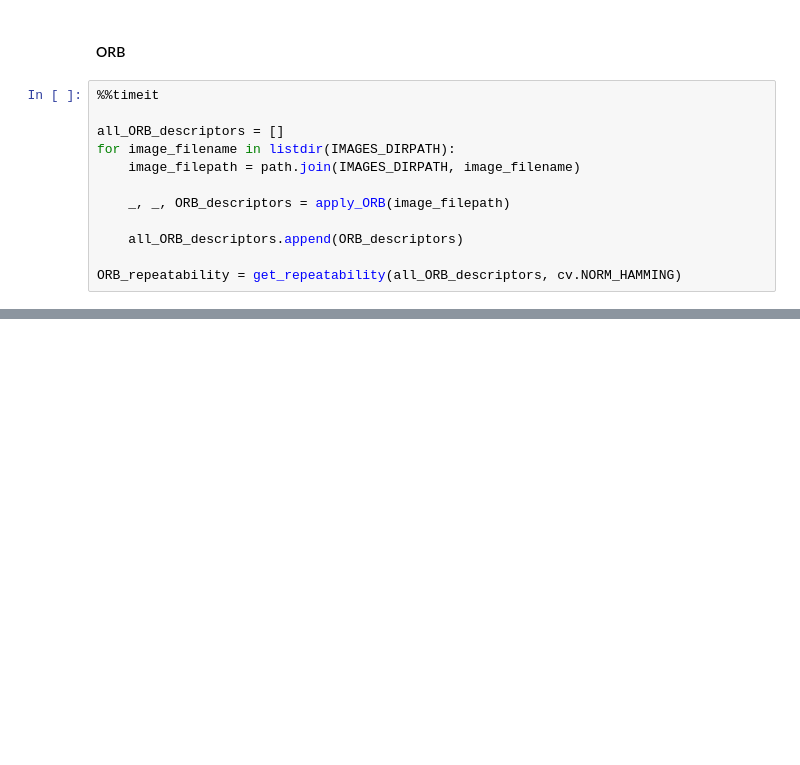
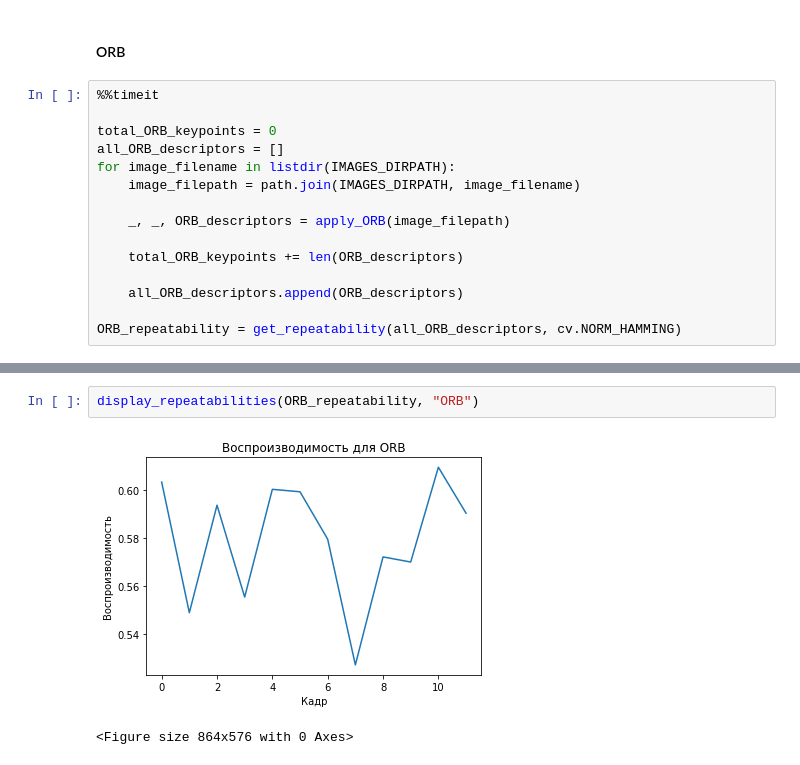
Before and after one commit to eaglemango/keypoints_detection, a Jupyter notebook: experiment.ipynb, the cells around one changed output, grey strips where cells are left out. Drawn from its saved outputs; the diff is of its cells as text; blank space fills up the shorter version.

```diff
--- a/experiment.ipynb
+++ b/experiment.ipynb
@@ -190,12 +232,15 @@ SIFT_repeatability = get_repeatability(all_SIFT_descriptors, cv.NORM_L2)
 # %%
 %%timeit
 
+total_ORB_keypoints = 0
 all_ORB_descriptors = []
 for image_filename in listdir(IMAGES_DIRPATH):
     image_filepath = path.join(IMAGES_DIRPATH, image_filename)
 
     _, _, ORB_descriptors = apply_ORB(image_filepath)
 
+    total_ORB_keypoints += len(ORB_descriptors)
+
     all_ORB_descriptors.append(ORB_descriptors)
 
 ORB_repeatability = get_repeatability(all_ORB_descriptors, cv.NORM_HAMMING)
@@ -203,0 +258,5 @@ ORB_repeatability = get_repeatability(all_ORB_descriptors, cv.NORM_HAMMING)
+# %%
+display_repeatabilities(ORB_repeatability, "ORB")
+# %% [output]
+[figure, added]
+<Figure size 864x576 with 0 Axes>
```
Also changed, not shown: parts of 12 cells of this notebook.
